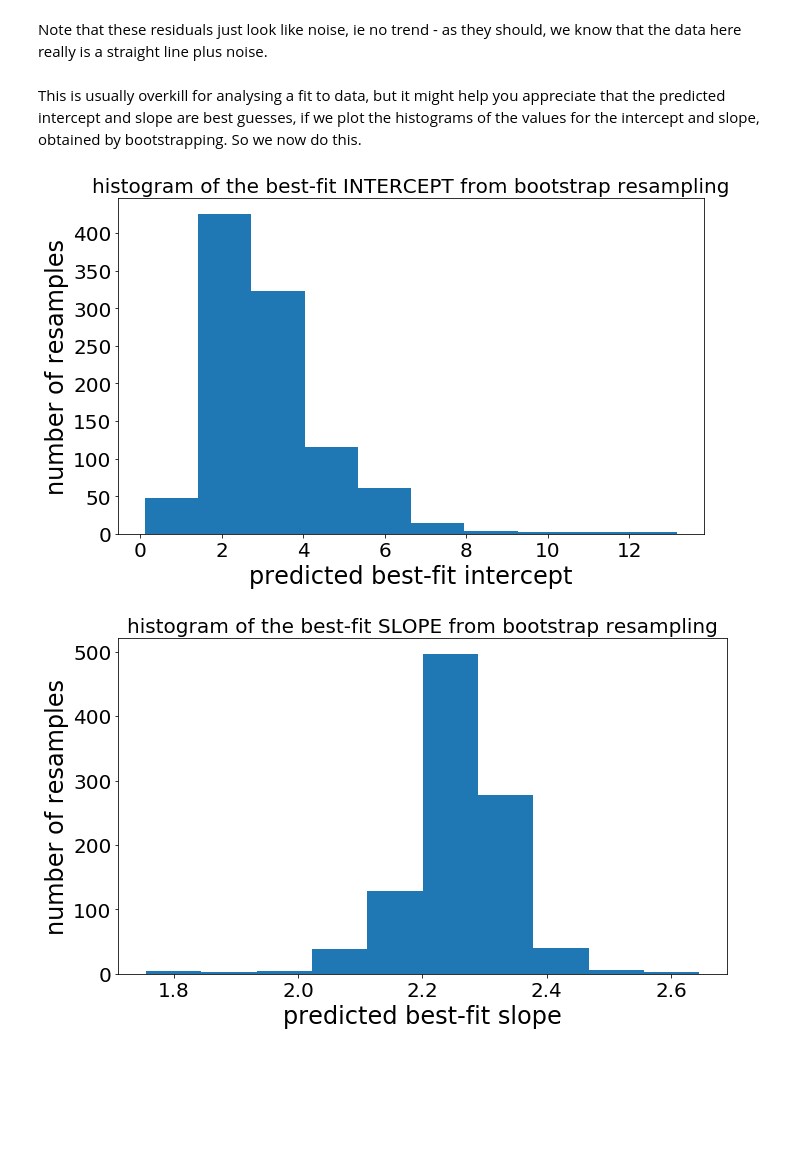
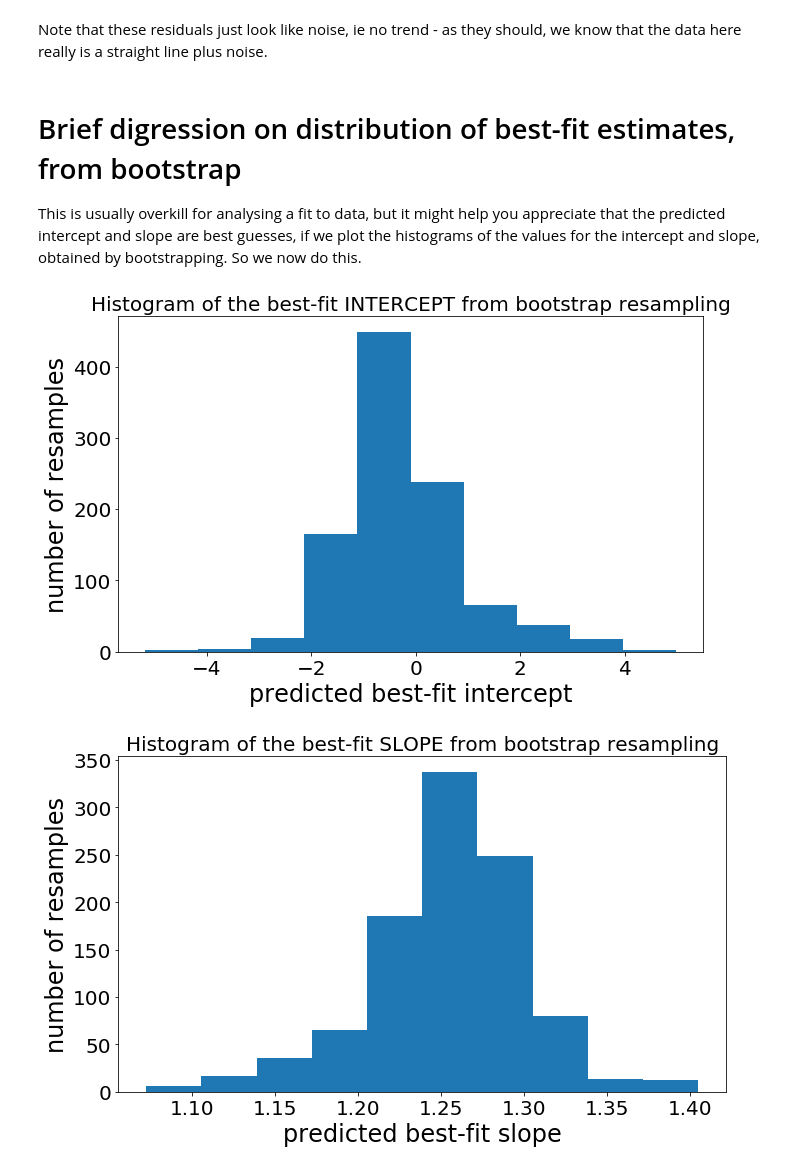
Before and after one commit to RichardSear/linear_regression_tutorial-python-, a Jupyter notebook: linear_fit+errors.ipynb, the cells around one changed output. Cells and saved outputs as stored; diff of their text form; code cells hidden in the pictures; blank space fills up the shorter version.

```diff
--- a/linear_fit+errors.ipynb
+++ b/linear_fit+errors.ipynb
@@ -26,19 +26,19 @@ This generates some trial data, with deliberately added noise. This is to help u
 I use 'seed' so data generated is the same each time it runs.
 # %%
 # this starts random number generator at same point each time
-seed(981131)
+seed(9811321)
 # now generate data that is in fact a straight line plus noise
-n_pts=10
+n_pts=8
 print('data has ',n_pts,' points')
-x=np.linspace(0.5,25,n_pts)
+x=np.linspace(1.0,40,n_pts)
 y=np.zeros(n_pts)
 # actual intercept
-real_intercept=1.3
-real_slope=2.2
+real_intercept=2.6
+real_slope=1.2
 print('true intercept ',format(real_intercept,"5.2f"))
 print('true slope     ',format(real_slope,"5.2f"))
 # gauss introduces Gaussian distributed noise of std deviation epsilon_noise
-epsilon_noise=2.0
+epsilon_noise=1.5
 for i in range(0,n_pts):
-    y[i]=real_intercept+real_slope*x[i]+lognormvariate(0.0,epsilon_noise)
+    y[i]=real_intercept+real_slope*x[i]+real_slope*gauss(0.0,epsilon_noise)
 # %% [output]
@@ -172,7 +173,7 @@ Now call this function to get the results
 # %%
 # Bootstrap estimates for statistical error bounds
 # making this closer to 1 makes interval larger - more conservative error estimates
-prob_conf_interval=0.9
+prob_conf_interval=0.95
 print('estimate that',format(prob_conf_interval*100.0,"4.1f"),'% of the bootstrap sampled values fall with the confidence interval')
 min_intercept_boot,max_intercept_boot,min_slope_boot,max_slope_boot,intercept_boot,slope_boot=bootstrap_calc(prob_conf_interval)
 print('')
@@ -291,28 +296,31 @@ plt.show()
 # %% [markdown]
 Note that these residuals just look like noise, ie no trend - as they should, we know that the data here really is a straight line plus noise.
 # %% [markdown]
+# Brief digression on distribution of best-fit estimates, from bootstrap
+
 This is usually overkill for analysing a fit to data, but it might help you appreciate that the predicted intercept and slope are best guesses, if we plot the histograms of the values for the intercept and slope, obtained by bootstrapping. So we now do this.
 # %%
 plt.figure(figsize = (10,6) )
 # plot data as scatter plot,
-plt.title('histogram of the best-fit INTERCEPT from bootstrap resampling',fontsize=20)
+plt.title('Histogram of the best-fit INTERCEPT from bootstrap resampling',fontsize=20)
 plt.hist(intercept_boot)
 plt.xlabel('predicted best-fit intercept',fontsize=24)
 plt.ylabel('number of resamples',fontsize=24)
 plt.xticks(fontsize=20)
 plt.yticks(fontsize=20)
 plt.tight_layout()
 plt.show()
 plt.figure(figsize = (10,6) )
 # plot data as scatter plot,
-plt.title('histogram of the best-fit SLOPE from bootstrap resampling',fontsize=20)
+plt.title('Histogram of the best-fit SLOPE from bootstrap resampling',fontsize=20)
 plt.hist(slope_boot)
 plt.xlabel('predicted best-fit slope',fontsize=24)
 plt.ylabel('number of resamples',fontsize=24)
 plt.xticks(fontsize=20)
 plt.yticks(fontsize=20)
 plt.tight_layout()
+plt.savefig('slope.png')
 plt.show()
 # %% [output]
-[figure, old version]
+[figure, new version]
-[figure, old version]
+[figure, new version]
```
Also changed, not shown: parts of 11 cells of this notebook.
